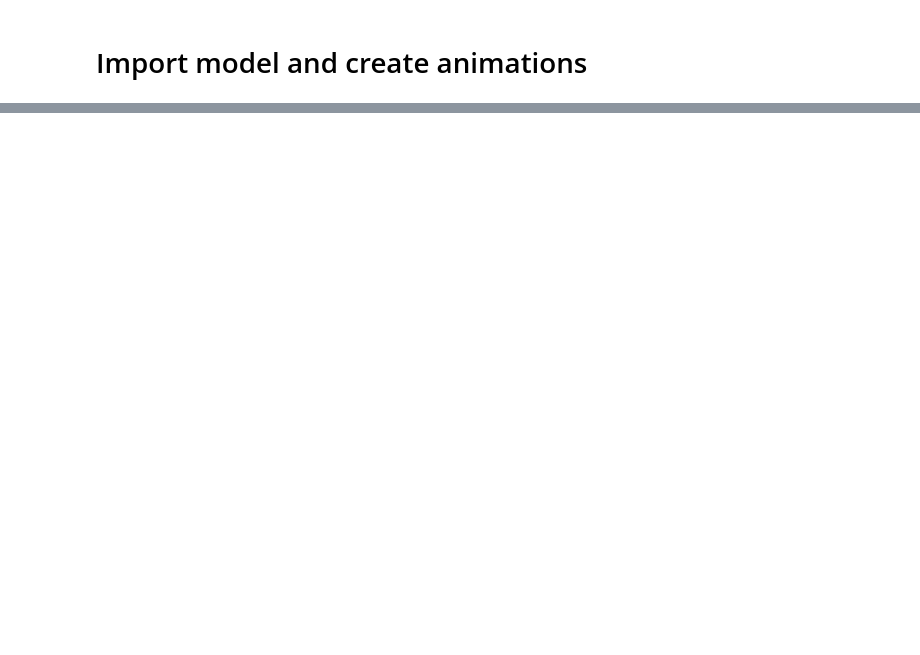
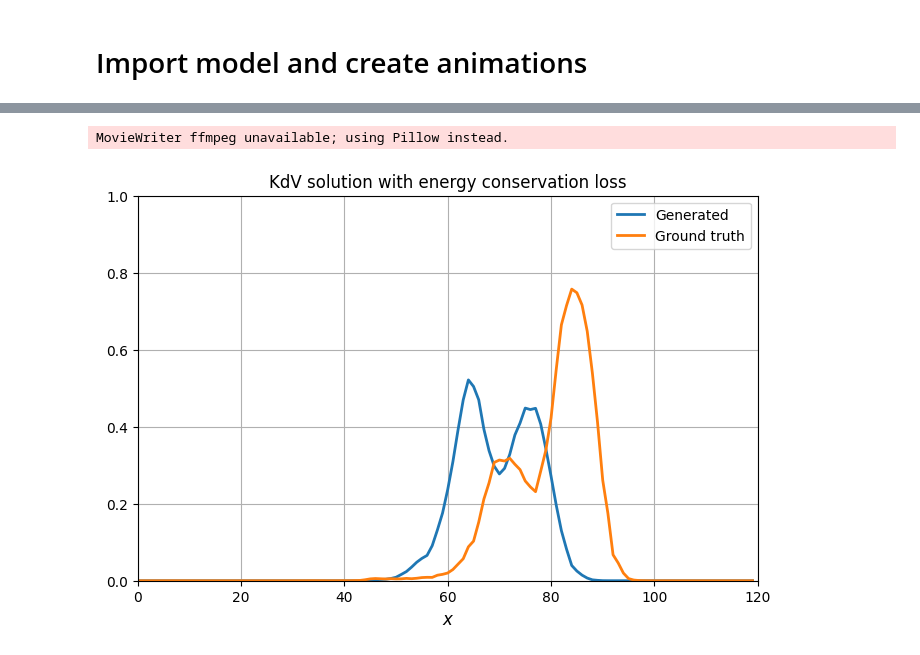
Before and after one commit to Kohmann/master-GAN, a Jupyter notebook: COTGAN/model_sampling.ipynb, the cells around one changed output, grey strips where cells are left out. Cells and saved outputs as stored; diff of their text form; code cells hidden in the pictures; blank space fills up the shorter version.

```diff
--- a/COTGAN/model_sampling.ipynb
+++ b/COTGAN/model_sampling.ipynb
@@ -179,23 +179,38 @@ MovieWriter ffmpeg unavailable; using Pillow instead.
 # %%
-def animate_single(data, title):
+def animate_single_w_gt(data, gt_data, title):
+    # Animate two solitons waves in the same plot
+
     rc('animation', html='jshtml')
-    fig, ax = plt.subplots()
-    line, = ax.plot([], [], lw=2)
-    ax.set_xlim((0, data.shape[1]))
-    ax.set_ylim((0, 1))
-    ax.set_xlabel('$x$', fontsize=12)
-    ax.set_ylabel('$u$', fontsize=12)
-    ax.grid()
+    fig, ax = plt.subplots(1,1, figsize=(8, 5))
     plt.title(title)
+    # line add labels
+    line1, = ax.plot([], [], lw=2, label="Generated")
+    line2, = ax.plot([], [], lw=2, label="Ground truth")
+
+    lines = [line1, line2]
+    for i in range(1):
+        ax.set_ylim((0, 1))
+        ax.set_xlabel('$x$', fontsize=12)
+        ax.set_xlim((0, data.shape[-1]))
+        ax.grid()
     x = np.arange(data.shape[1])
     def init():
-        line.set_data([], [])
-        return (line,)
+        lines[0].set_data([], [])
+        lines[1].set_data([], [])
+        return lines
     def animate(i):
-        line.set_data(x, data[i,:])
-        return (line,)
+        lines[0].set_data(x, data[i,:])
+        lines[1].set_data(x, gt_data[i,:])
+        return lines
     ani = animation.FuncAnimation(fig, animate, init_func=init,
                                   frames=data.shape[0], interval=20, blit=True)
-    ani.save('plots/twosolitons_synthetic.gif', fps=15)
+    plt.legend()
+    ani.save('plots/soliton_single_w_gt.gif', fps=15)
 
-ani = animate_single(fake[single_example_nr], "Synthetic solution of KdV system")
+
+gt_data =
+
+animate_single_w_gt(fake[single_example_nr], fake[single_example_nr+1], "KdV solution with energy conservation loss")
+# %% [output]
+MovieWriter ffmpeg unavailable; using Pillow instead.
+[figure, added]
```
Also changed, not shown: parts of 7 cells of this notebook, 4 other files.
